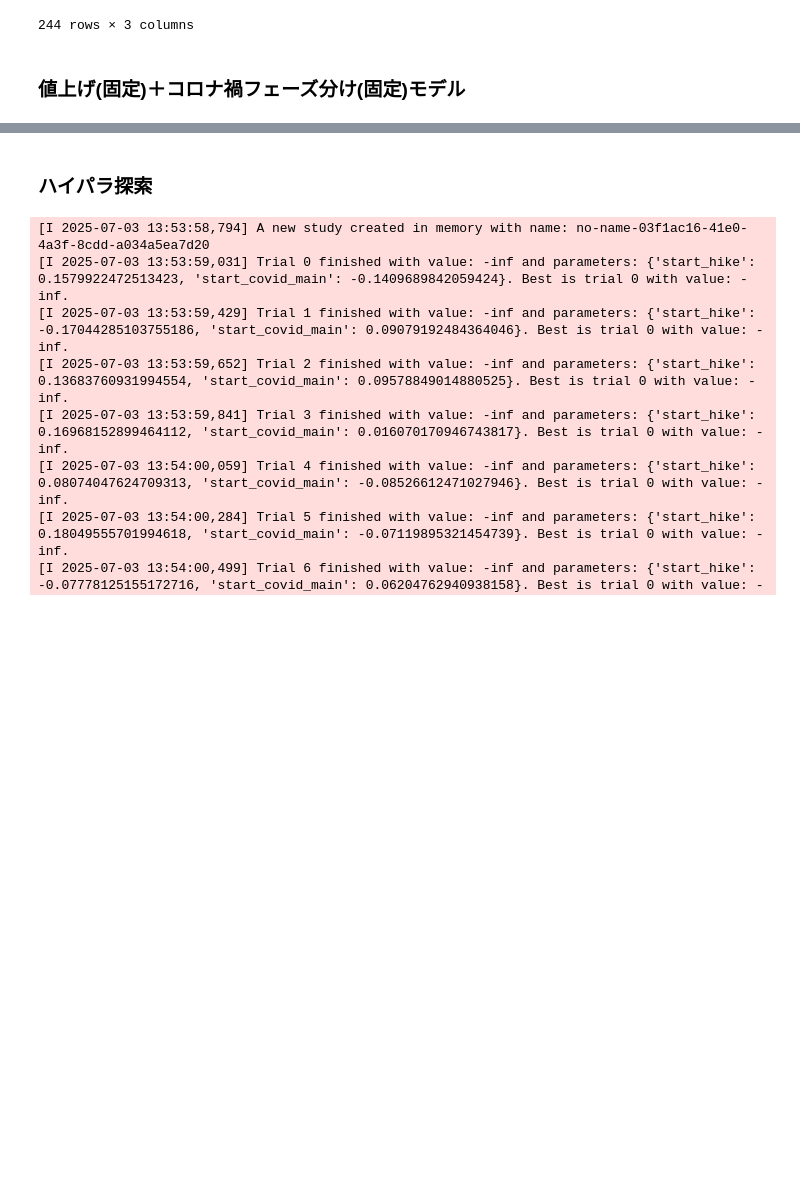
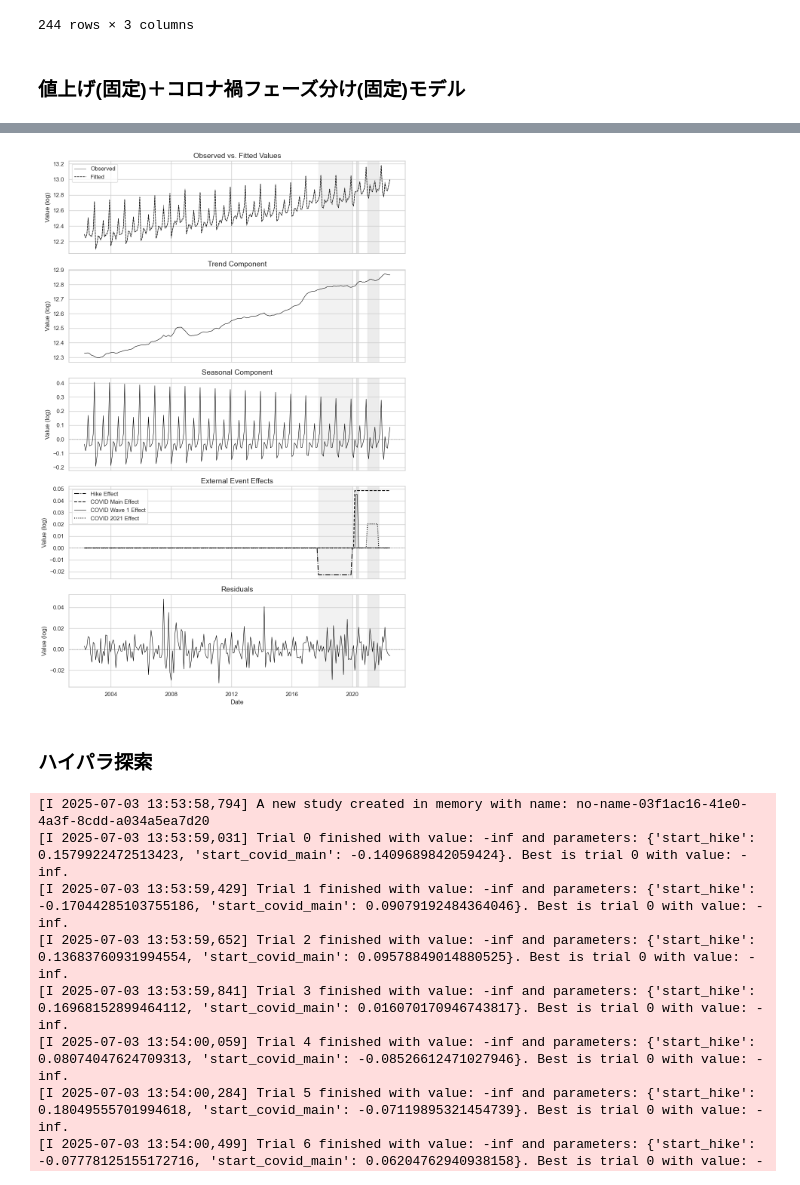
Before and after one commit to Fuga420/Transport_amount_project, a Jupyter notebook: notebooks/Transport_amount.ipynb, the cells around one changed output, grey strips where cells are left out. Saved outputs shown, nothing was run; the diff lists cells and outputs as text; code cells hidden in the pictures; blank space fills up the shorter version.

```diff
--- a/notebooks/Transport_amount.ipynb
+++ b/notebooks/Transport_amount.ipynb
@@ -1741,6 +1752,65 @@ fig.add_annotation(
 
 fig.show()
 pio.write_html(fig, file='output_plot_6.html', auto_open=False)
+# %%
+import matplotlib.pyplot as plt
+import seaborn as sns
+
+# --- グラフの準備 ---
+# 5つのグラフを縦に並べるための設定
+# sharex=Trueで、全グラフのX軸（時間軸）が連動する
+fig, axes = plt.subplots(nrows=5, ncols=1, figsize=(10, 15), sharex=True)
+sns.set_theme(style="whitegrid")
+
+# --- 1. 観測値とモデルのフィット ---
+axes[0].plot(df['label'], df['y'], color='dimgray', label='Observed', linewidth=0.8)
+axes[0].plot(df['label'], fitted_values, color='black', linestyle='--', label='Fitted', linewidth=1)
+axes[0].set_title('Observed vs. Fitted Values', fontsize=14)
+axes[0].legend(loc='upper left')
+
+# --- 2. トレンド成分 ---
+axes[1].plot(df['label'], trend_smoothed, color='black', label='Trend', lw=0.8)
+axes[1].set_title('Trend Component', fontsize=14)
+#axes[1].axhline(y=0, color='grey', linestyle=':', linewidth=1) # ゼロ基準線
+
+# --- 3. 季節成分 ---
+axes[2].plot(df['label'], seasonal_smoothed, color='black', label='Seasonal', lw=0.8)
+axes[2].set_title('Seasonal Component', fontsize=14)
+axes[2].axhline(y=0, color='grey', linestyle=':', linewidth=1) # ゼロ基準線
+
+# --- 4. 外部イベント効果 ---
+# 複数のイベント効果を線種を変えてプロット
+axes[3].plot(df['label'], hike_effect_full, color='black', linestyle='-.', label='Hike Effect')
+axes[3].plot(df['label'], covid_main_effect_full, color='black', linestyle='--', label='COVID Main Effect')
+axes[3].plot(df['label'], covid_wave1_effect_full, color='black', linestyle='-', label='COVID Wave 1 Effect', linewidth=0.8)
+axes[3].plot(df['label'], covid_2021_effect_full, color='black', linestyle=':', label='COVID 2021 Effect')
+axes[3].set_title('External Event Effects', fontsize=14)
+axes[3].axhline(y=0, color='grey', linestyle=':', linewidth=1) # ゼロ基準線
+axes[3].legend(loc='upper left')
+
+# --- 5. 残差 ---
+axes[4].plot(df['label'], residuals_phase, color='black', linewidth=0.8, label='Residuals')
+axes[4].set_title('Residuals', fontsize=14)
+axes[4].axhline(y=0, color='grey', linestyle=':', linewidth=1) # ゼロ基準線
+
+# --- 全グラフ共通の設定 ---
+# 全てのサブプロットにイベント期間の背景色を追加
+for ax in axes:
+    ax.axvspan("2017-10-01", "2019-12-31", color='gray', alpha=0.1, zorder=-1)
+    ax.axvspan("2020-04-01", "2020-05-31", color='gray', alpha=0.2, zorder=-1)
+    ax.axvspan("2021-01-01", "2021-09-30", color='gray', alpha=0.15, zorder=-1)
+    ax.set_ylabel('Value (log)')
+
+# 最後のグラフにのみX軸のラベルを表示
+axes[4].set_xlabel('Date', fontsize=12)
+
+# レイアウトの自動調整
+plt.tight_layout()
+
+# グラフの表示と保存
+plt.show()
+# %% [output]
+[figure, added]
 # %% [markdown]
 ### ハイパラ探索
 # %%
```
Also changed, not shown: parts of 7 cells of this notebook, 5 other files.
